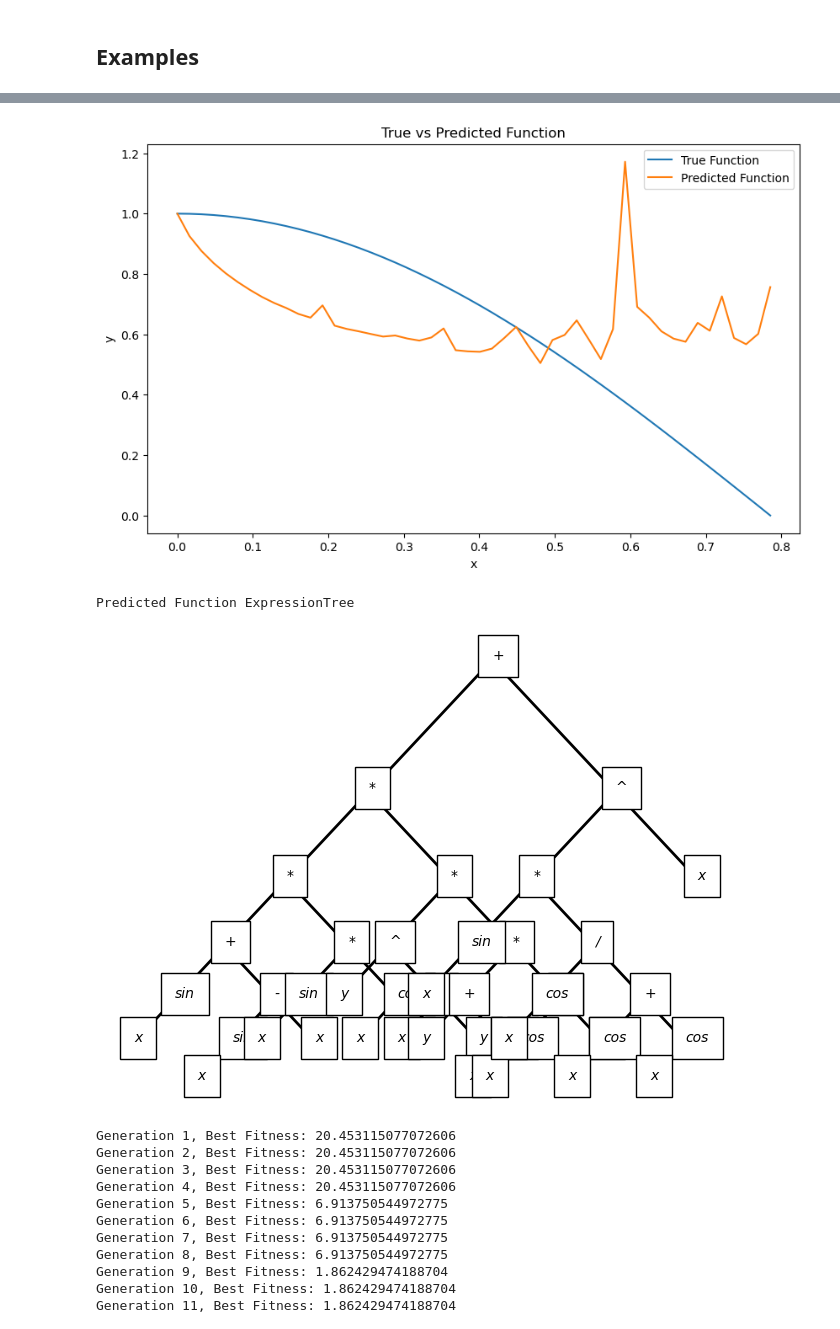
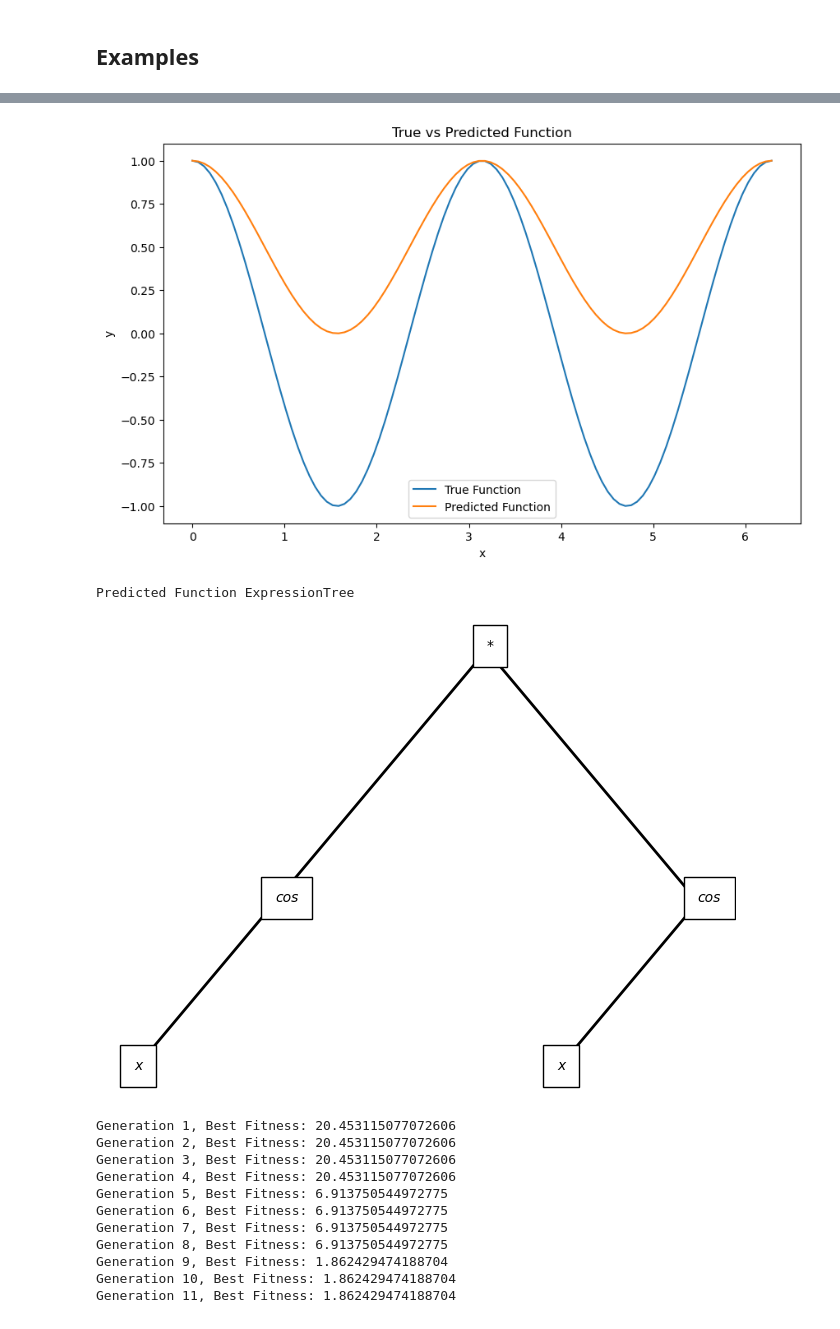
Before and after one commit to MahdiAsadolahzade/Genetic-Programming, a Jupyter notebook: Genetic.ipynb, the cells around one changed output, grey strips where cells are left out. Saved outputs shown, nothing was run; the diff lists cells and outputs as text; code cells hidden in the pictures.

```diff
--- a/Genetic.ipynb
+++ b/Genetic.ipynb
@@ -482,14 +482,14 @@ The true function and the predicted function are plotted to visualize how well t
 def true_function(x):
     return np.cos(2 * x)
 
-training_set_size = 500
+training_set_size = 200
 x_train = np.linspace(0, np.pi/4, training_set_size)
 y_train = true_function(x_train)
 
 training_set = list(zip(x_train, y_train))
 
 # Step 2: Train the genetic algorithm
-genetic_algorithm = GeneticAlgorithm(population_size=10, max_depth=5, training_set=training_set)
+genetic_algorithm = GeneticAlgorithm(population_size=20, max_depth=5, training_set=training_set)
 population = genetic_algorithm.generate_initial_population()
 
 # Evolutionary loop
@@ -500,8 +500,8 @@ while not genetic_algorithm.termination_condition(generations):
     generations += 1
 
 # Step 3: Validation
-validation_set_size = 50
-x_val = np.linspace(0, np.pi/4, validation_set_size)
+validation_set_size = 100
+x_val = np.linspace(0, 2*np.pi, validation_set_size)
 y_val_true = true_function(x_val)
 
 # Predict using the best individual from the last generation
@@ -543,6 +543,6 @@ Validation MSE: 0.09559084428994666
-[figure, old version]
+[figure, new version]
 Predicted Function ExpressionTree
-[figure, old version]
+[figure, new version]
 # %%
 
 
```
Also changed, not shown: parts of 3 cells of this notebook.
